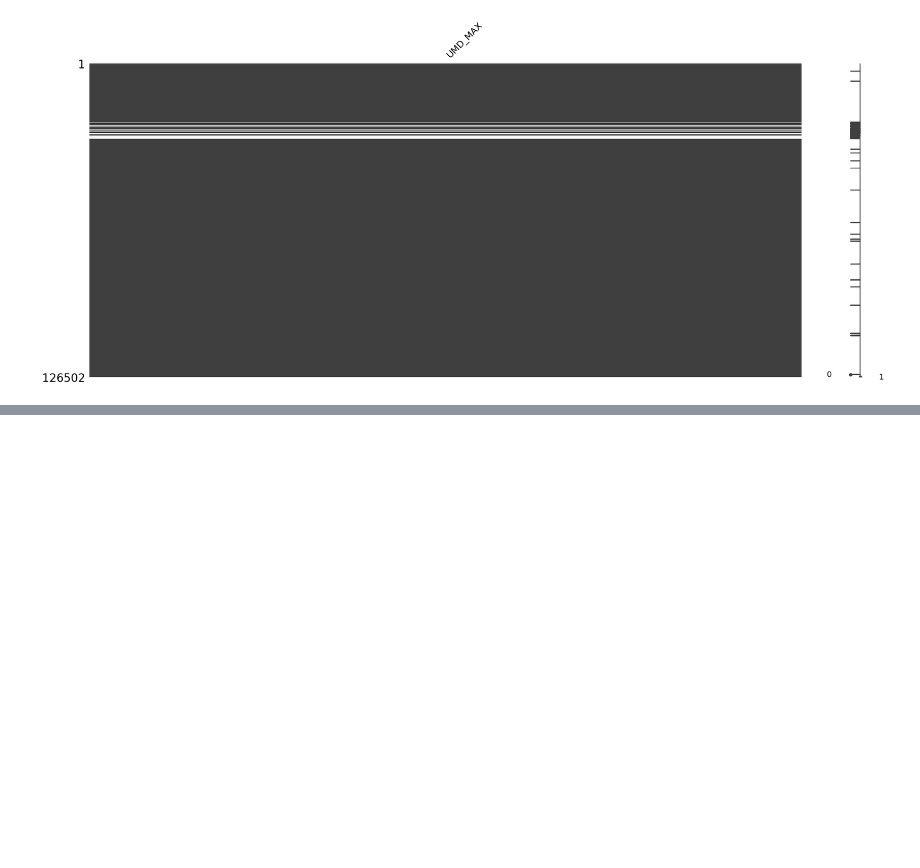
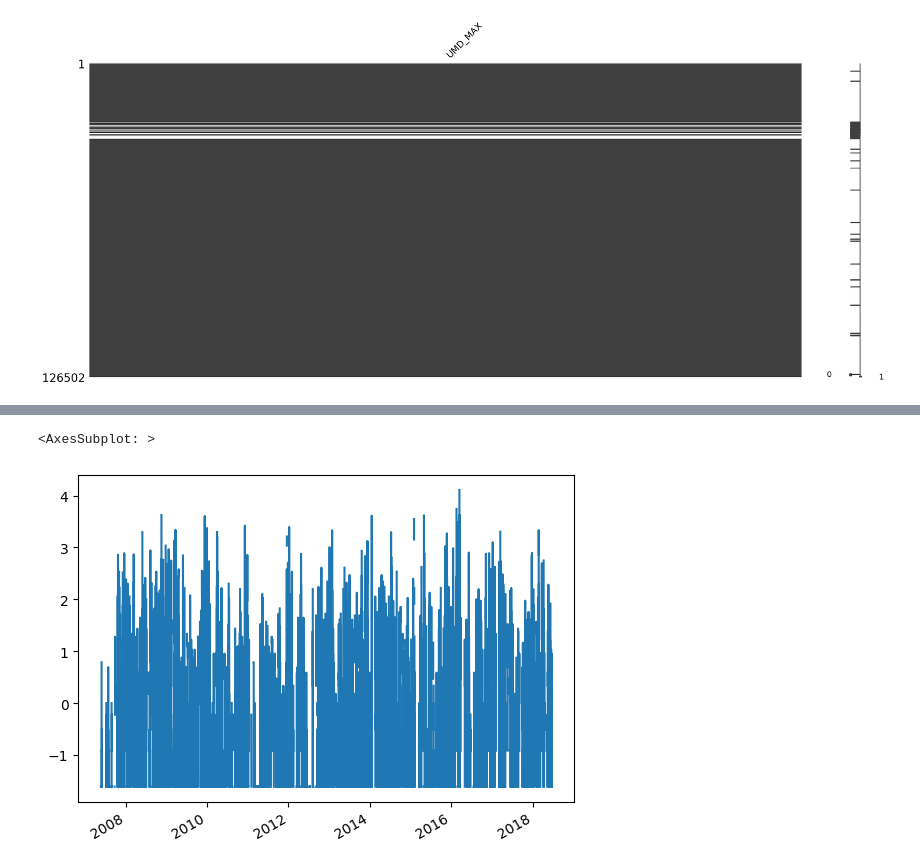
Before and after one commit to NietoCurcio/atmoseer, a Jupyter notebook: notebooks/data_imputation.ipynb, the cells around one changed output, grey strips where cells are left out. Drawn from its saved outputs; the diff is of its cells as text; code cells hidden in the pictures; blank space fills up the shorter version.

```diff
--- a/notebooks/data_imputation.ipynb
+++ b/notebooks/data_imputation.ipynb
@@ -560,0 +603,7 @@ msno.matrix(df_a652[['UMD_MAX']])
+# %%
+import numpy as np
+df_train['CHUVA_logt'] = np.log(df_train[df_train.CHUVA >0].CHUVA)
+df_train.CHUVA_logt.plot()
+# %% [output]
+<AxesSubplot: >
+[figure, added]
```
Also changed, not shown: parts of 6 cells of this notebook, 7 other files.
